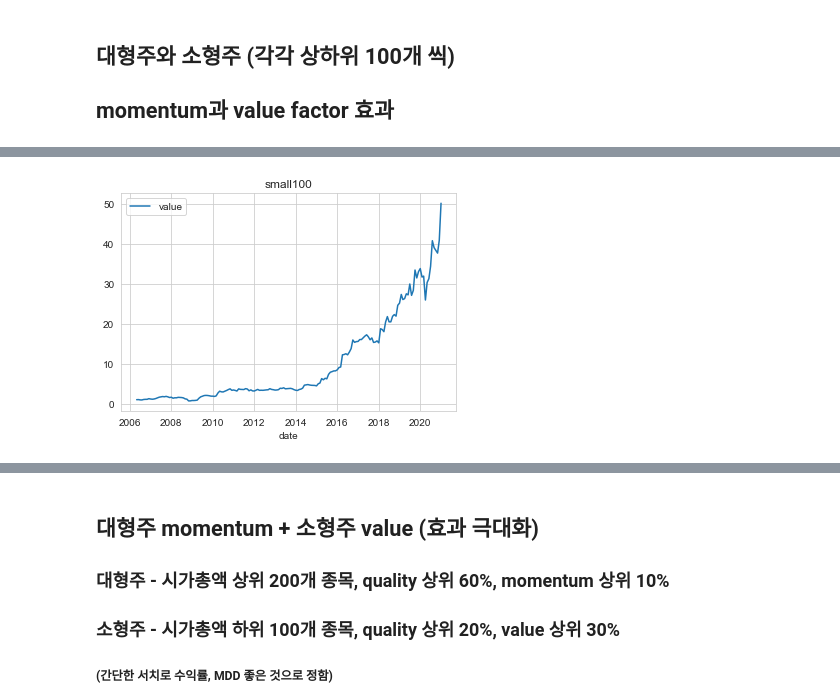
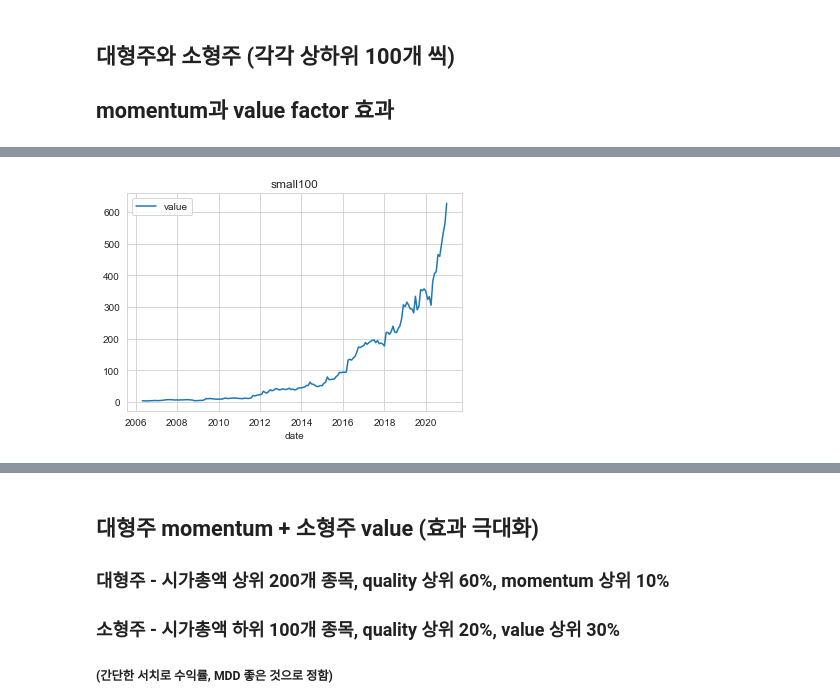
Before and after one commit to DaeYoung7/smart_beta, a Jupyter notebook: kospi/multi_factor.ipynb, the cells around one changed output, grey strips where cells are left out. Cells and saved outputs as stored; diff of their text form; code cells hidden in the pictures.

```diff
--- a/kospi/multi_factor.ipynb
+++ b/kospi/multi_factor.ipynb
@@ -62,6 +62,8 @@ psr_r = (m_pm / (m_df/psr_t).shift(m))
 pcr_r = (m_pm / (m_df/pcr_t).shift(m))
 # %%
 # quality
+pivot = 12
+
 # 수익성 팩터
 gpoa = gp/ast # gross profit over asset
 cfoa = cf/ast # cashflow profit over asset
@@ -69,15 +71,15 @@ gmar = gp/sl  # gross margin
 turn = sl/ast
 
 # 성장성 팩터(수익성 팩터, 5년 전과 비교해서 변화 정도 / 총자산)
-gpoa_d = (gpoa - gpoa.shift(60))/ ast.shift(60)
-cfoa_d = (cfoa - cfoa.shift(60))/ ast.shift(60)
-gmar_d = (gmar - gmar.shift(60))/ sl.shift(60)
+gpoa_d = (gpoa - gpoa.shift(pivot))/ ast.shift(pivot)
+cfoa_d = (cfoa - cfoa.shift(pivot))/ ast.shift(pivot)
+gmar_d = (gmar - gmar.shift(pivot))/ sl.shift(pivot)
 turn_d = sl/ast - sl.shift(12)/ast.shift(12)
 
 # 안정성 팩터
 lev = lb/ast # 총부채 / 총자산
-gpvol = gpoa.rolling(60).std()  # gross profit volatility
-cfvol = cfoa.rolling(60).std()  # cashflow volatility
+gpvol = gpoa.rolling(pivot).std()  # gross profit volatility
+cfvol = cfoa.rolling(pivot).std()  # cashflow volatility
 
 gpoa_rank = gpoa.rank(axis=1, ascending=False)
 cfoa_rank = cfoa.rank(axis=1, ascending=False)
@@ -157,7 +159,7 @@ sm_cap_weight = (m_cap[sm_mask].T / m_cap[sm_mask].sum(axis=1)).T
 sv_cap_weight = (m_cap[sv_mask].T / m_cap[sv_mask].sum(axis=1)).T
 # %%
 def MDD(arr):
-    low = np.argmax(np.maximum.accumulate(arr) - arr)
+    low = np.argmin(arr / np.maximum.accumulate(arr))
     high = np.argmax(arr[:low])
     return high, low, (arr[high] - arr[low]) / arr[high]
 
@@ -318,5 +349,5 @@ value (hit): total - 0.5843, recent - 8
 # %%
-s100_mask = m_cap.rank(axis=1) <= 100
+s100_mask = m_cap.rank(axis=1, pct=True) <= 0.1
 sq100_mask = total_qz[s100_mask].rank(axis=1, pct=True) < 0.2
 
 # 최근 주가로 계산한 value factor
@@ -332,7 +363,8 @@ sv100_cr_r = (sv100_r_r + 1).fillna(1).cumprod()[75:-1]
 
 h, l, mdd = MDD(sv100_cr_r.values)
 print(f'value:    high - {sv100_cr_r.index[h]}, low - {sv100_cr_r.index[l]}, mdd - {round(mdd, 4)}')
-
+h, l, mdd = MDD(sv100_cr_r[30:].values)
+print(f'value:    high - {sv100_cr_r.index[h]}, low - {sv100_cr_r.index[l]}, mdd - {round(mdd, 4)}')
 t, r = hit_ratio(sv100_r_r.values[75:], 12, False)
 print(f'value (hit): total - {t}, recent - {r}')
 
@@ -340,6 +372,7 @@ sns.set_style('whitegrid')
 #모멘텀 너무 괴랄하게 나와서 제외(특이 케이스같음..)
 # sns.lineplot(sm100_cr.index, sm100_cr, label='momentum')
 sns.lineplot(sv100_cr_r.index, sv100_cr_r, label='value')
+# plt.yscale("log")
 plt.title('small100')
 plt.show()
 # %% [output]
@@ -348,4 +382,4 @@ value (hit): total - 0.5899, recent - 8
-[figure, old version]
+[figure, new version]
 # %%
 # 소형주 1월효과 존재하는지
 print(sv100_cr.index[9])
```
Also changed, not shown: parts of 25 cells of this notebook, 5 other files.
